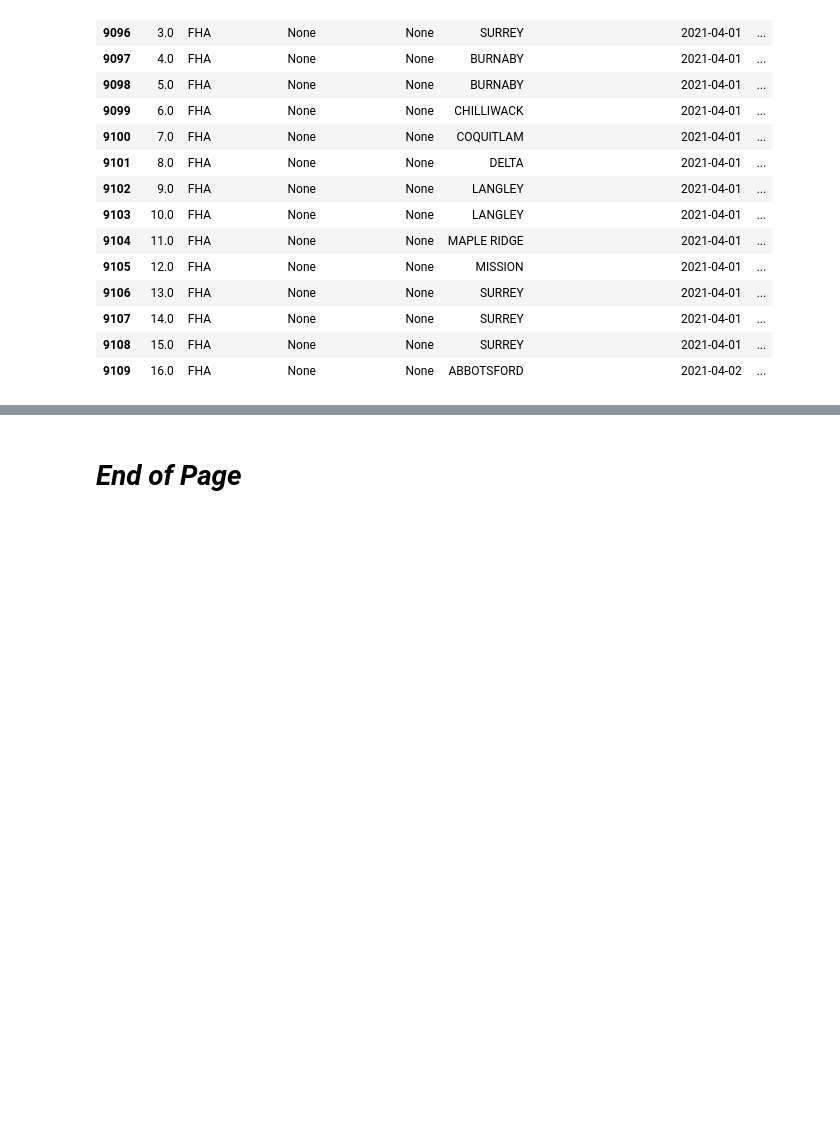
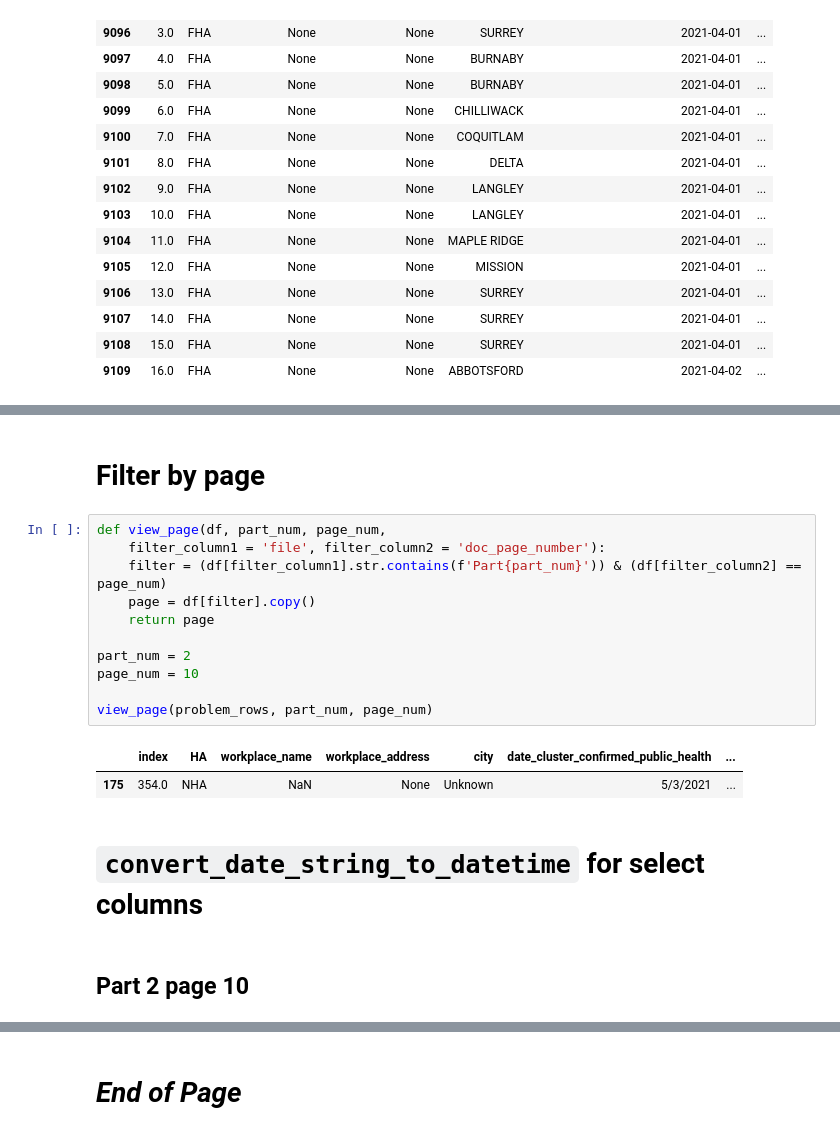
Before and after one commit to silvhua/BC-Covid-workplace-closures, a Jupyter notebook: notebooks/2023-04-22 align columns.ipynb, the cells around one changed output, grey strips where cells are left out. Saved outputs shown, nothing was run; the diff lists cells and outputs as text; blank space fills up the shorter version.

```diff
--- a/notebooks/2023-04-22 align columns.ipynb
+++ b/notebooks/2023-04-22 align columns.ipynb
@@ -200,0 +356,20 @@ dtype: object
+# %% [markdown]
+# Filter by page
+# %%
+def view_page(df, part_num, page_num,
+    filter_column1 = 'file', filter_column2 = 'doc_page_number'):
+    filter = (df[filter_column1].str.contains(f'Part{part_num}')) & (df[filter_column2] == page_num)
+    page = df[filter].copy()
+    return page
+
+part_num = 2
+page_num = 10
+
+view_page(problem_rows, part_num, page_num)
+# %% [output]
+|  | index | HA | workplace_name | workplace_address | city | date_cluster_confirmed_public_health | ... |
+| 175 | 354.0 | NHA | NaN | None | Unknown | 5/3/2021 | ... |
+# %% [markdown]
+# `convert_date_string_to_datetime` for select columns
+# %% [markdown]
+## Part 2 page 10
```
Also changed, not shown: parts of 11 cells of this notebook, 3 other files.
